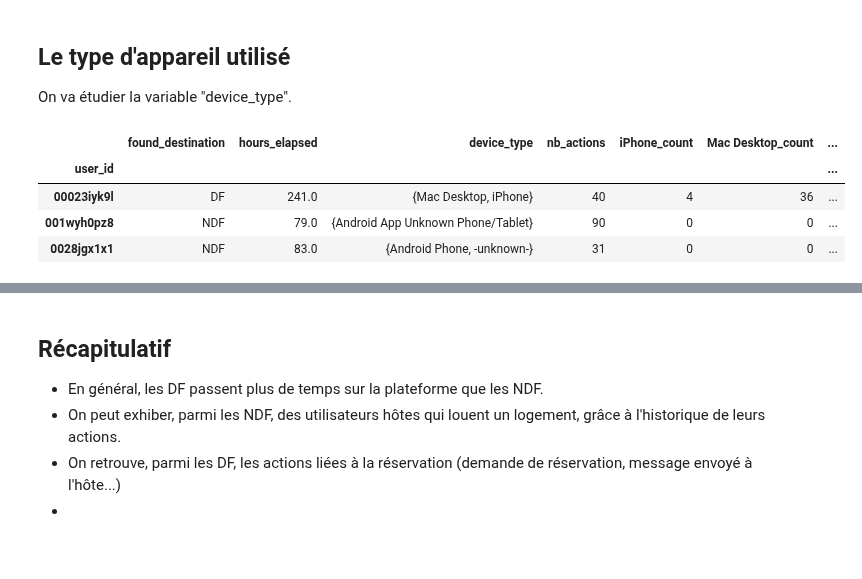
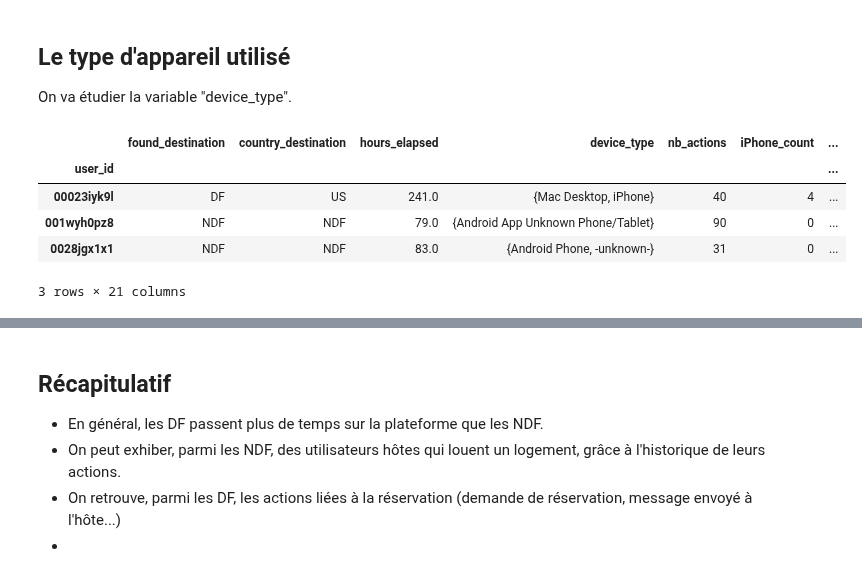
Before and after one commit to vesran/BookerGuess, a Jupyter notebook: _3_analyse_des_sessions.ipynb, the cells around one changed output, grey strips where cells are left out. Saved outputs shown, nothing was run; the diff lists cells and outputs as text; code cells hidden in the pictures.

```diff
--- a/_3_analyse_des_sessions.ipynb
+++ b/_3_analyse_des_sessions.ipynb
@@ -50,7 +50,7 @@ sessions.shape : (3103087, 6)
 On a 20000 + 20000 utilisateurs DF et NDF.
 # %%
 # Add column found_destination {DF, NDF}
-sessions = sessions.merge(users.rename({"id":"user_id"}, axis=1)[['found_destination', 'user_id']], on='user_id', how='inner')
+sessions = sessions.merge(users.rename({"id":"user_id"}, axis=1)[['found_destination', 'country_destination', 'user_id']], on='user_id', how='inner')
 # %% [markdown]
 ## Temps écoulé
 
@@ -269,21 +252,24 @@ On voit que le nombre d'actions uniques chez les NDF est généralement moindre
 On va étudier la variable "device_type".
 # %%
 devices = sessions.groupby('user_id').agg({'found_destination': lambda r: r.iloc[0],
+                                'country_destination': lambda r: r.iloc[0],
                                 'secs_elapsed': lambda r: round(r.sum() / (60**2), 0),
                                 'device_type': lambda r: r.values.tolist(),
                                 'action_name': lambda r: r.shape[0],})
 
 devices = devices.rename({'action_name': 'nb_actions', 'secs_elapsed': 'hours_elapsed'}, axis=1)
 for device_type in sessions['device_type'].unique():
     devices[device_type + '_count'] = devices.apply(lambda r: r['device_type'].count(device_type), axis=1)
 
 users_as_id = users.set_index('id')
 devices['first_device_type'] = devices.apply(lambda r: users_as_id.loc[r.name]['first_device_type'], axis=1)
 devices['device_type'] = devices.apply(lambda r: set(r['device_type']), axis=1)
+devices['nb_devices'] = devices.apply(lambda r: len(r['device_type']), axis=1)
 devices.head(3)
 # %% [output]
-|  | found_destination | hours_elapsed | device_type | nb_actions | iPhone_count | Mac Desktop_count | ... |
+|  | found_destination | country_destination | hours_elapsed | device_type | nb_actions | iPhone_count | ... |
 | user_id |  |  |  |  |  |  | ... |
-| 00023iyk9l | DF | 241.0 | {Mac Desktop, iPhone} | 40 | 4 | 36 | ... |
-| 001wyh0pz8 | NDF | 79.0 | {Android App Unknown Phone/Tablet} | 90 | 0 | 0 | ... |
-| 0028jgx1x1 | NDF | 83.0 | {Android Phone, -unknown-} | 31 | 0 | 0 | ... |
+| 00023iyk9l | DF | US | 241.0 | {Mac Desktop, iPhone} | 40 | 4 | ... |
+| 001wyh0pz8 | NDF | NDF | 79.0 | {Android App Unknown Phone/Tablet} | 90 | 0 | ... |
+| 0028jgx1x1 | NDF | NDF | 83.0 | {Android Phone, -unknown-} | 31 | 0 | ... |
+3 rows × 21 columns
```
Also changed, not shown: parts of 9 cells of this notebook, 1 other file.
